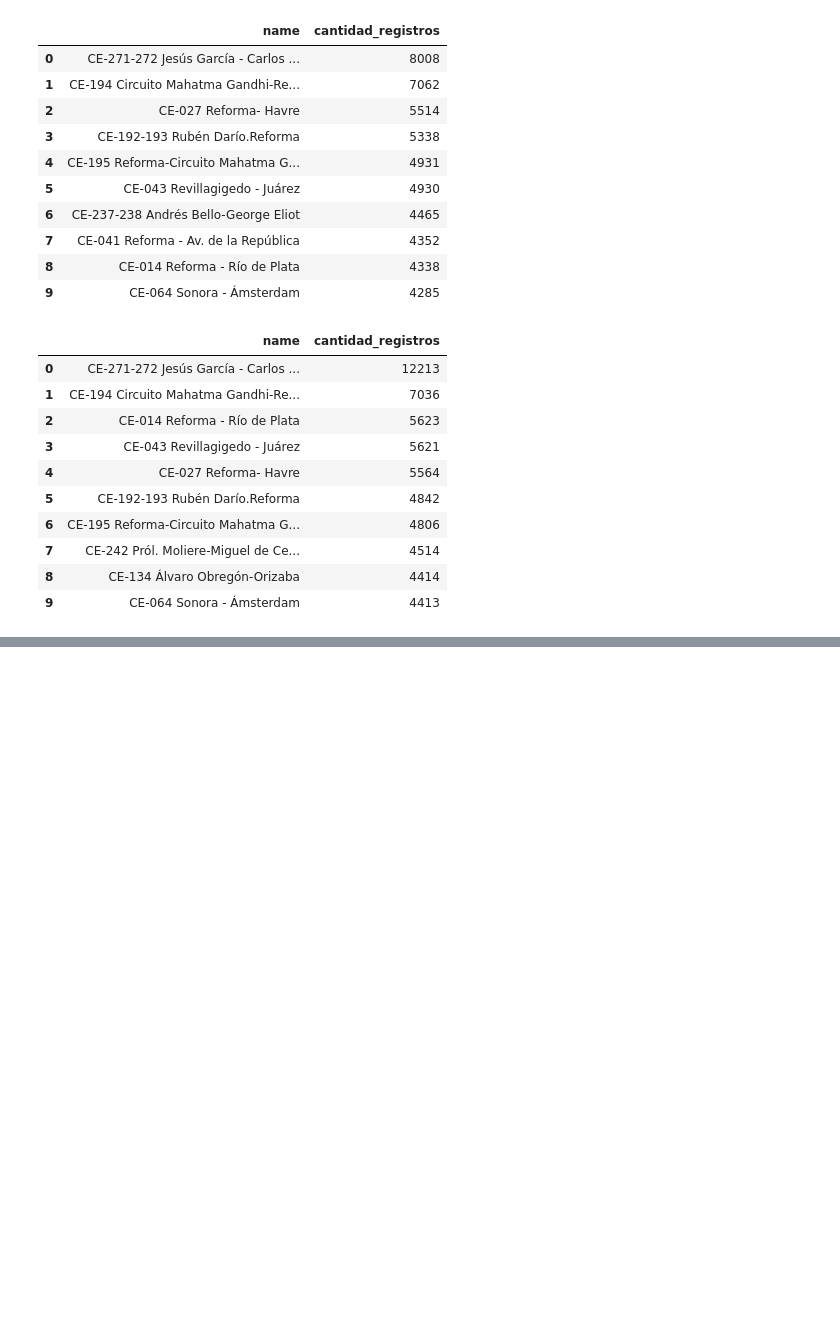
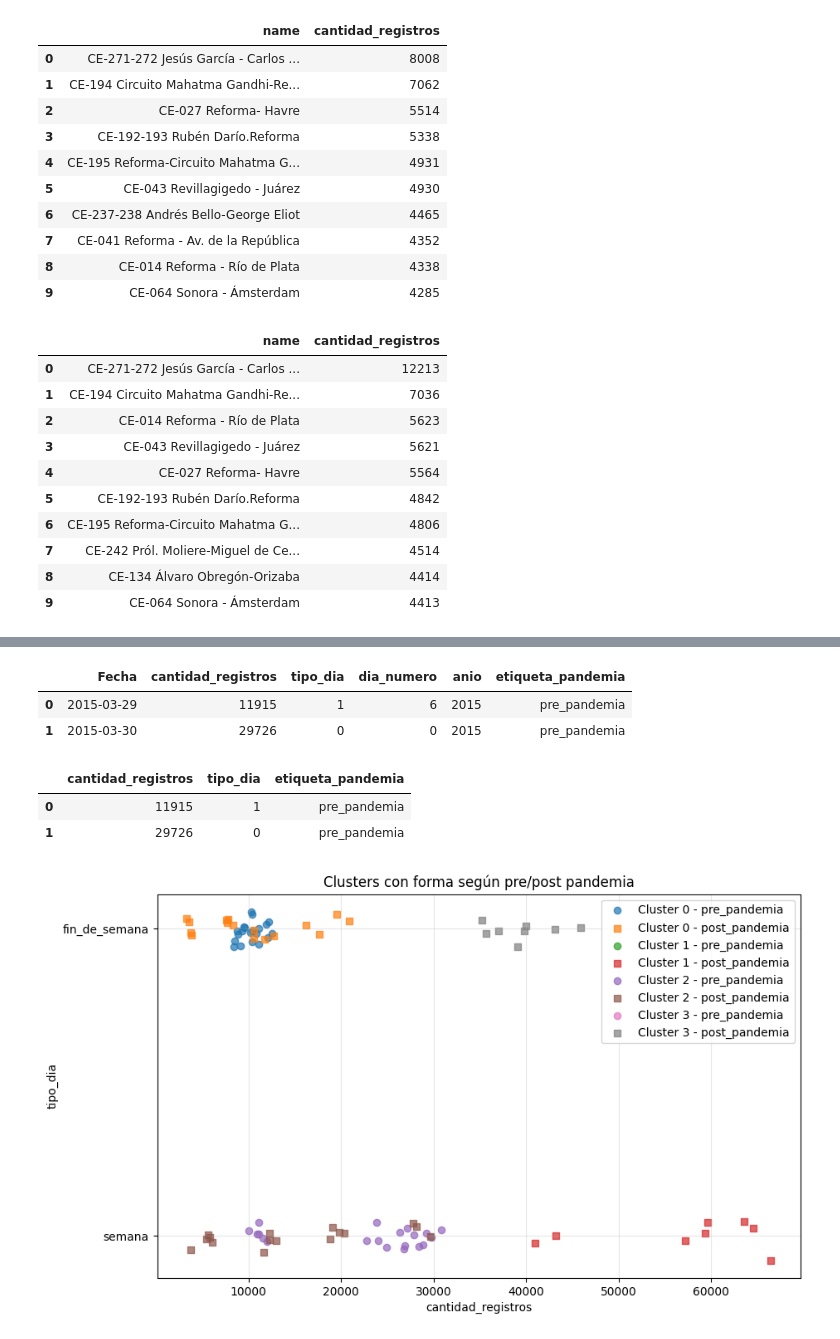
Before and after one commit to Ari-Castellanos/Proyecto-1-Seminario-2, a Jupyter notebook: MAPAS.ipynb, the cells around one changed output, grey strips where cells are left out. Saved outputs shown, nothing was run; the diff lists cells and outputs as text; code cells hidden in the pictures; blank space fills up the shorter version.

Commit message:
Cluster
Se agrega el cluster

```diff
--- a/MAPAS.ipynb
+++ b/MAPAS.ipynb
@@ -10,6 +10,7 @@ from folium.plugins import HeatMap
 ### Extracción y visualización previa de los datos.
 # %%
 df_datos = pd.read_csv('datos_limpios.csv')
+df_datos2 = df_datos.copy()
 df_estacion = pd.read_csv('estaciones.csv')
 # %%
 df_datos.head(2)
@@ -132,0 +151,26 @@ top_10_arribo[['name', 'cantidad_registros']]
+# %%
+# Entre semana o fin de semana.
+df_cluster['tipo_dia'] = df_cluster['Fecha'].dt.dayofweek.apply(lambda x: 1 if x in [4, 5, 6] else 0)
+
+# Día de la semana en número
+df_cluster['dia_numero'] = df_cluster['Fecha'].dt.dayofweek
+
+# Año
+df_cluster['anio'] = df_cluster['Fecha'].dt.year
+
+# Etiqueta pandemia
+df_cluster['etiqueta_pandemia'] = df_cluster['anio'].apply(lambda x: 'post_pandemia' if x >= 2020 else 'pre_pandemia')
+
+df_cluster.head(2)
+# %% [output]
+|  | Fecha | cantidad_registros | tipo_dia | dia_numero | anio | etiqueta_pandemia |
+| 0 | 2015-03-29 | 11915 | 1 | 6 | 2015 | pre_pandemia |
+| 1 | 2015-03-30 | 29726 | 0 | 0 | 2015 | pre_pandemia |
+# %%
+# Columnas a usar
+df_cluster = df_cluster[['cantidad_registros', 'tipo_dia', 'etiqueta_pandemia']]
+df_cluster.head(2)
+# %% [output]
+|  | cantidad_registros | tipo_dia | etiqueta_pandemia |
+| 0 | 11915 | 1 | pre_pandemia |
+| 1 | 29726 | 0 | pre_pandemia |
@@ -132,0 +202,45 @@ top_10_arribo[['name', 'cantidad_registros']]
+# %%
+# Modelo
+kmeans = KMeans(
+    n_clusters=4,
+    init='k-means++',
+    n_init=20,
+    max_iter=300,
+    tol=1e-4,
+    random_state=42,
+    algorithm='lloyd'
+)
+
+df_km['cluster'] = kmeans.fit_predict(X_scaled)
+# %%
+np.random.seed(42)
+jitter = np.random.normal(0, 0.03, size=len(df_km))
+
+marcadores = {
+    'pre_pandemia': 'o',    # círculo
+    'post_pandemia': 's'    # cuadrado
+}
+
+plt.figure(figsize=(10, 6))
+
+for cluster in sorted(df_km['cluster'].unique()):
+    for etiqueta in df_km['etiqueta_pandemia'].unique():
+        mask = (df_km['cluster'] == cluster) & (df_km['etiqueta_pandemia'] == etiqueta)
+
+        plt.scatter(
+            df_km.loc[mask, 'cantidad_registros'],
+            df_km.loc[mask, 'tipo_dia'] + jitter[mask],
+            alpha=0.7,
+            marker=marcadores[etiqueta],
+            label=f'Cluster {cluster} - {etiqueta}'
+        )
+
+plt.xlabel('cantidad_registros')
+plt.ylabel('tipo_dia')
+plt.yticks([0, 1], ['semana', 'fin_de_semana'])
+plt.title('Clusters con forma según pre/post pandemia')
+plt.legend()
+plt.grid(True, alpha=0.3)
+plt.show()
+# %% [output]
+[figure, added]
```
Also changed, not shown: parts of 5 cells of this notebook, 3 other files.
